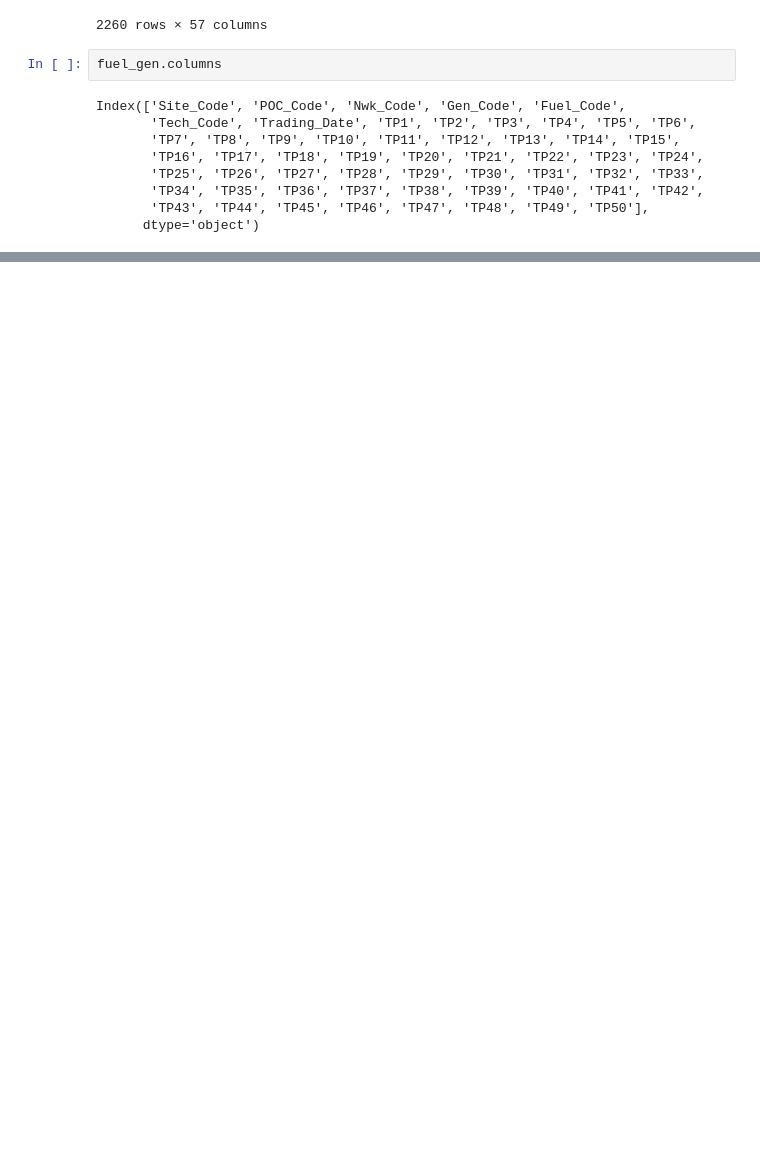
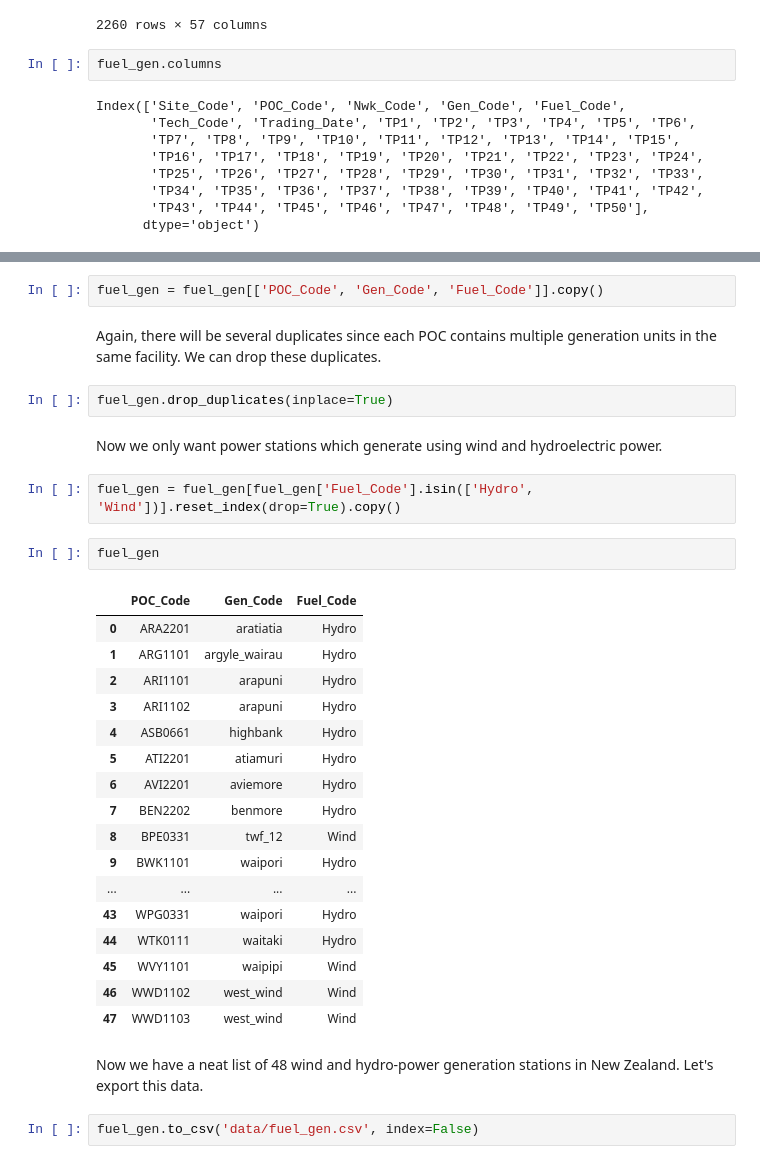
Before and after one commit to gauravkapoor27/NZ-Power-Station-Coordinates, a Jupyter notebook: main.ipynb, the cells around one changed output, grey strips where cells are left out. Drawn from its saved outputs; the diff is of its cells as text; blank space fills up the shorter version.

Commit message:
fuel_gen data added

```diff
--- a/main.ipynb
+++ b/main.ipynb
@@ -137,0 +142,34 @@ Index(['Site_Code', 'POC_Code', 'Nwk_Code', 'Gen_Code', 'Fuel_Code',
+# %%
+fuel_gen = fuel_gen[['POC_Code', 'Gen_Code', 'Fuel_Code']].copy()
+# %% [markdown]
+Again, there will be several duplicates since each POC contains multiple generation units in the same facility. We can drop these duplicates.
+# %%
+fuel_gen.drop_duplicates(inplace=True)
+# %% [markdown]
+Now we only want power stations which generate using wind and hydroelectric power.
+# %%
+fuel_gen = fuel_gen[fuel_gen['Fuel_Code'].isin(['Hydro', 'Wind'])].reset_index(drop=True).copy()
+# %%
+fuel_gen
+# %% [output]
+|  | POC_Code | Gen_Code | Fuel_Code |
+| 0 | ARA2201 | aratiatia | Hydro |
+| 1 | ARG1101 | argyle_wairau | Hydro |
+| 2 | ARI1101 | arapuni | Hydro |
+| 3 | ARI1102 | arapuni | Hydro |
+| 4 | ASB0661 | highbank | Hydro |
+| 5 | ATI2201 | atiamuri | Hydro |
+| 6 | AVI2201 | aviemore | Hydro |
+| 7 | BEN2202 | benmore | Hydro |
+| 8 | BPE0331 | twf_12 | Wind |
+| 9 | BWK1101 | waipori | Hydro |
+| ... | ... | ... | ... |
+| 43 | WPG0331 | waipori | Hydro |
+| 44 | WTK0111 | waitaki | Hydro |
+| 45 | WVY1101 | waipipi | Wind |
+| 46 | WWD1102 | west_wind | Wind |
+| 47 | WWD1103 | west_wind | Wind |
+# %% [markdown]
+Now we have a neat list of 48 wind and hydro-power generation stations in New Zealand. Let's export this data.
+# %%
+fuel_gen.to_csv('data/fuel_gen.csv', index=False)
```
Also changed, not shown: parts of 2 cells of this notebook, 1 other file.
